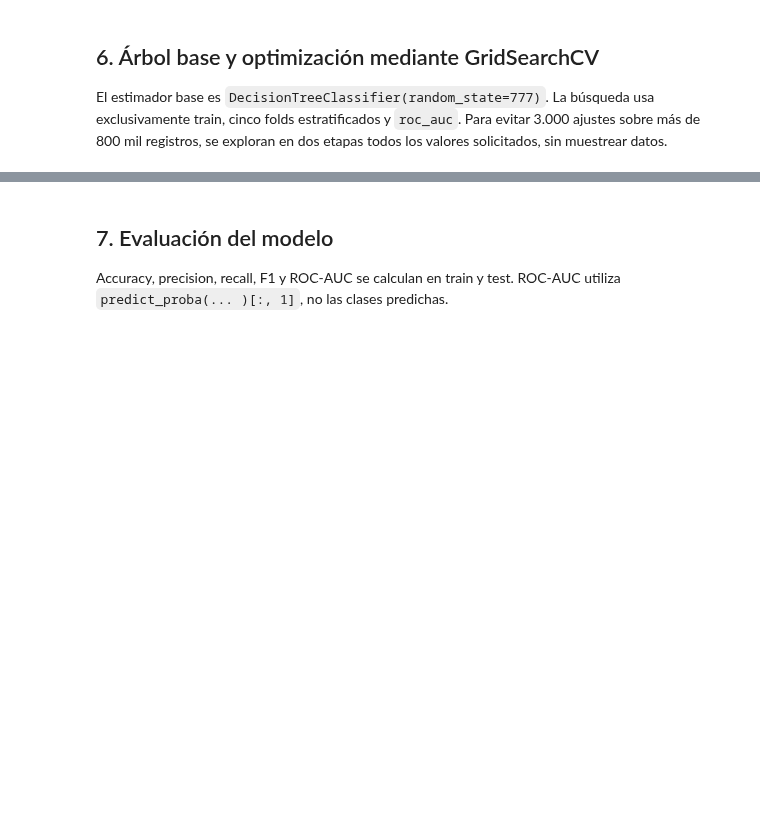
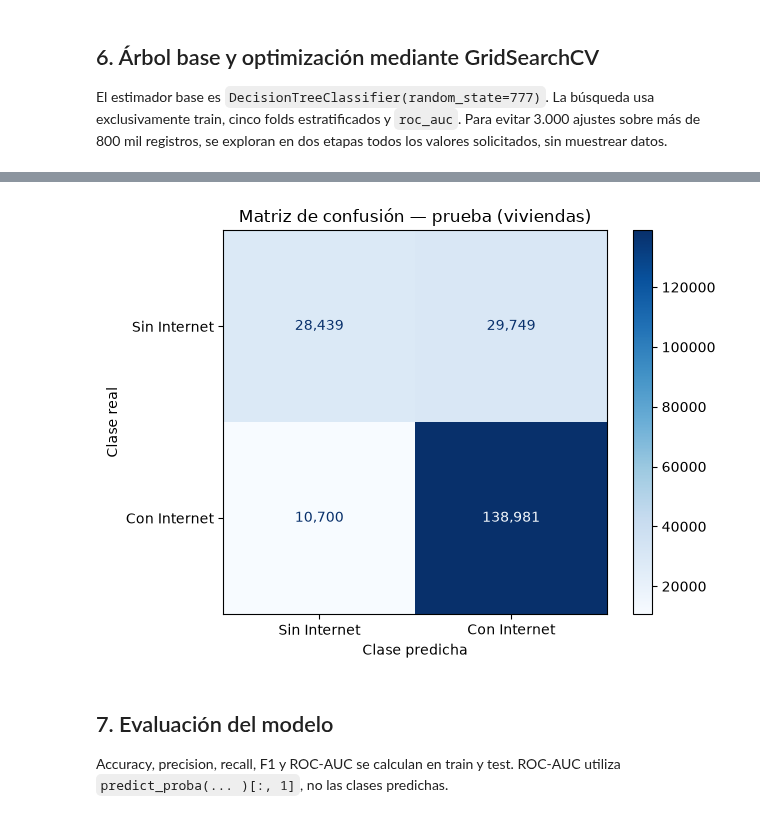
Before and after one commit to lpzealexjoelquispeti-dot/Mineria-de-Datos-Internet, a Jupyter notebook: notebooks/H3_2_Arbol_Clasificacion_Internet_LaPaz.ipynb, the cells around one changed output, grey strips where cells are left out. Cells and saved outputs as stored; diff of their text form; code cells hidden in the pictures; blank space fills up the shorter version.

```diff
--- a/notebooks/H3_2_Arbol_Clasificacion_Internet_LaPaz.ipynb
+++ b/notebooks/H3_2_Arbol_Clasificacion_Internet_LaPaz.ipynb
@@ -133,0 +161,19 @@ display(grid_resultados.sort_values('rank_test_score').head(10))
+# %%
+import numpy as np
+from src.logistic_regression import preparar_dataset_modelo, dividir_train_test
+from src.decision_tree_classification import evaluar_modelo
+datos = preparar_dataset_modelo(RAIZ, prefer_cache=True)
+X_train, X_test, y_train, y_test, _, _ = dividir_train_test(datos.X, datos.y, datos.indices)
+pipeline_base.fit(X_train, y_train)
+evaluacion_base = evaluar_modelo(pipeline_base, X_test, y_test)
+pipeline_elegido = crear_pipeline()
+pipeline_elegido.set_params(**{
+    'modelo__'+k:v for k,v in resultados['gridsearch']['mejores_parametros'].items()
+})
+pipeline_elegido.fit(X_train, y_train)
+evaluacion_elegida = evaluar_modelo(pipeline_elegido, X_test, y_test)
+display(pd.DataFrame({'Árbol por defecto':evaluacion_base['metricas'],
+                      'Árbol elegido por CV':evaluacion_elegida['metricas']}).T.round(4))
+assert np.array_equal(evaluacion_elegida['matriz_confusion']['matriz'],
+                      resultados['matriz_confusion_test']['matriz'])
+print('Matriz de prueba del árbol reproducida exactamente con los datos reales.')
@@ -134,3 +185,11 @@ display(grid_resultados.sort_values('rank_test_score').head(10))
+# %%
+from sklearn.metrics import ConfusionMatrixDisplay
+ConfusionMatrixDisplay.from_predictions(y_test, evaluacion_elegida['predicciones'],
+    display_labels=['Sin Internet','Con Internet'],cmap='Blues',values_format=',d')
+plt.title('Matriz de confusión — prueba (viviendas)')
+plt.xlabel('Clase predicha'); plt.ylabel('Clase real'); plt.tight_layout(); plt.show()
+# %% [output]
+[figure, added]
 # %% [markdown]
 ## 7. Evaluación del modelo
 Accuracy, precision, recall, F1 y ROC-AUC se calculan en train y test. ROC-AUC utiliza `predict_proba(... )[:, 1]`, no las clases predichas.
```
Also changed, not shown: parts of 8 cells of this notebook, 1 other file.
